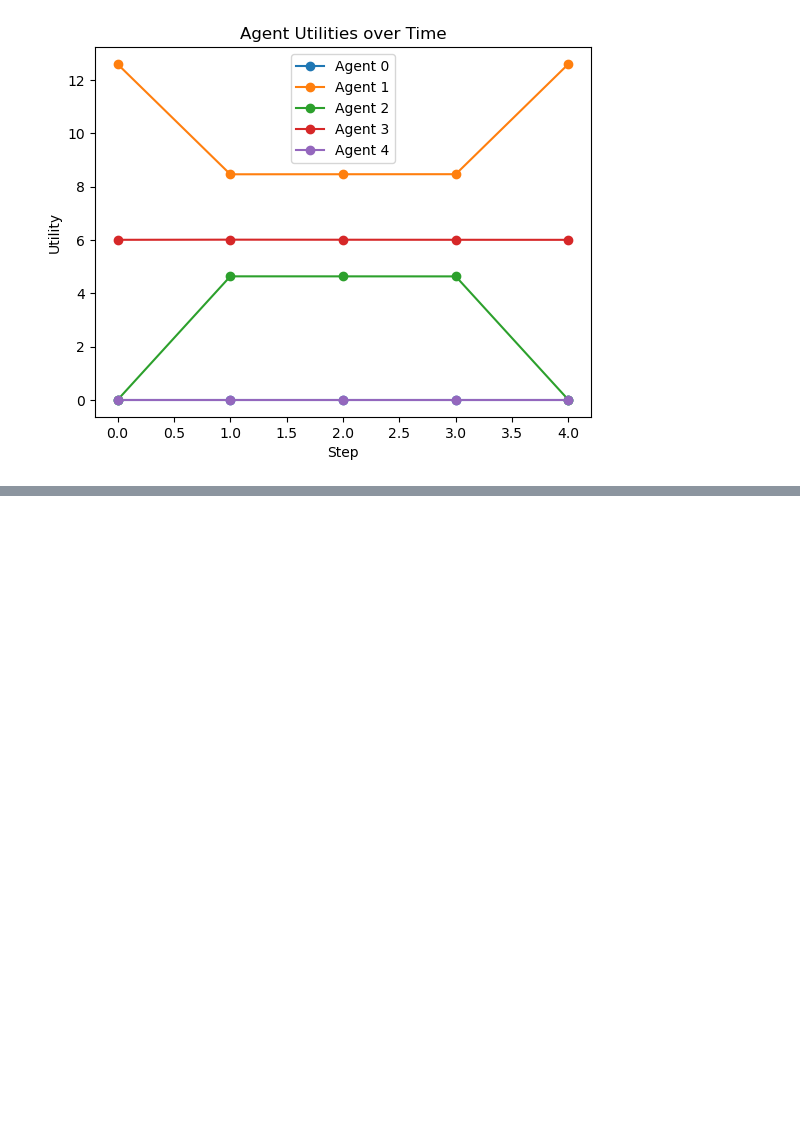
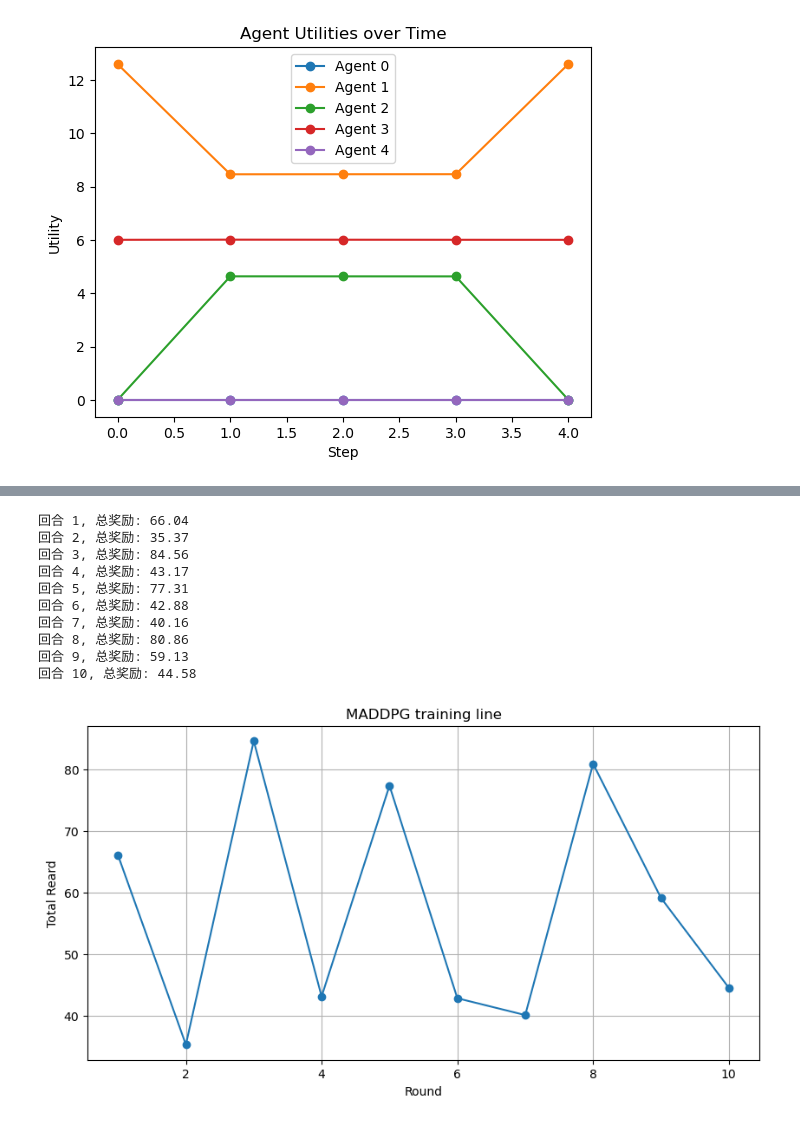
Before and after one commit to Sunflaryo/Combinatorial-mechanisms-optim, a Jupyter notebook: 智能体测试.ipynb, the cells around one changed output, grey strips where cells are left out. Cells and saved outputs as stored; diff of their text form; code cells hidden in the pictures; blank space fills up the shorter version.

```diff
--- a/智能体测试.ipynb
+++ b/智能体测试.ipynb
@@ -0,0 +1,16 @@
+# %%
+# 测试环境
+%run env.py
+env = CombinatorialAuctionEnv(n_agents=5, n_items=3, max_steps=5)
+obs = env.reset()
+print("环境重置成功!")
+print(f"观察: {obs}")
+print(f"观察形状: {[o.shape for o in obs]}")
+
+# 测试一步执5
+actions = [env.action_space.sample() for _ in range(env.n_agents)]
+print(f"随机动作: {actions}")
+
+next_obs, rewards, done, info = env.step(actions)
+print(f"执行成功! 奖励: {rewards}, 完成: {done}")
+env.render()
@@ -179,0 +445,57 @@ len(maddpg.actors) = 5
+# %%
+# 多回合训练测试
+import numpy as np
+import matplotlib.pyplot as plt
+
+# 训练参数
+n_episodes = 10
+episode_rewards = []
+
+for episode in range(n_episodes):
+    # 重置环境
+    obs_list = env.reset()
+    done = False
+    ep_reward = 0
+
+    while not done:
+        # 使用 MADDPG 生成动作
+        actions = maddpg.act(obs_list, explore=True)  # 启用探索
+
+        # 执行动作
+        next_obs_list, rewards, done, info = env.step(actions)
+
+        # 存储经验
+        maddpg.store_transition(obs_list, actions, rewards, next_obs_list, done)
+
+        # 更新观察
+        obs_list = next_obs_list
+
+        # 累计奖励
+        ep_reward += np.sum(rewards)
+
+    # 每回合结束后更新网络
+    maddpg.update(batch_size=32)
+
+    episode_rewards.append(ep_reward)
+    print(f"回合 {episode+1}, 总奖励: {ep_reward:.2f}")
+
+# 绘制训练曲线
+plt.figure(figsize=(10, 5))
+plt.plot(range(1, n_episodes+1), episode_rewards, marker='o')
+plt.xlabel("Round")
+plt.ylabel("Total Reard")
+plt.title("MADDPG training line")
+plt.grid(True)
+plt.show()
+# %% [output]
+回合 1, 总奖励: 66.04
+回合 2, 总奖励: 35.37
+回合 3, 总奖励: 84.56
+回合 4, 总奖励: 43.17
+回合 5, 总奖励: 77.31
+回合 6, 总奖励: 42.88
+回合 7, 总奖励: 40.16
+回合 8, 总奖励: 80.86
+回合 9, 总奖励: 59.13
+回合 10, 总奖励: 44.58
+[figure, added]
```
Also changed, not shown: parts of 17 cells of this notebook, 50 other files.
